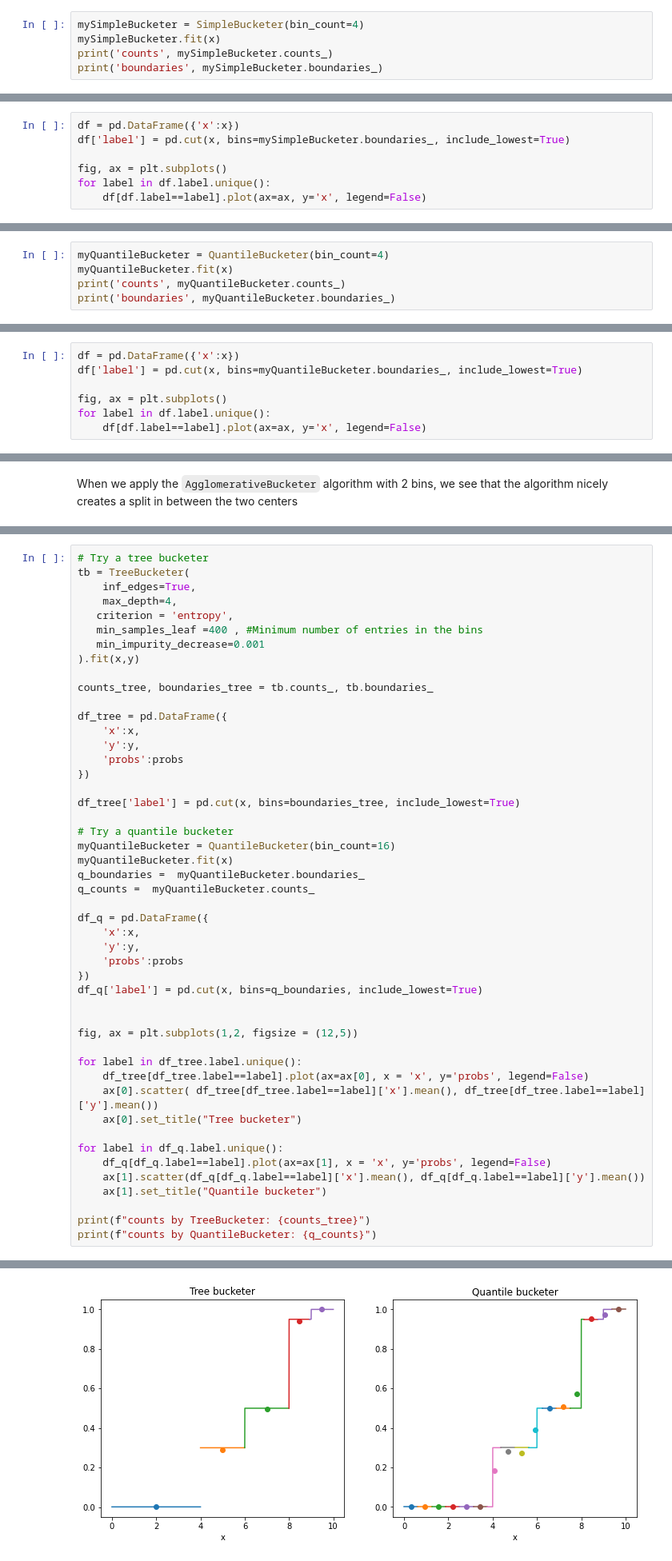
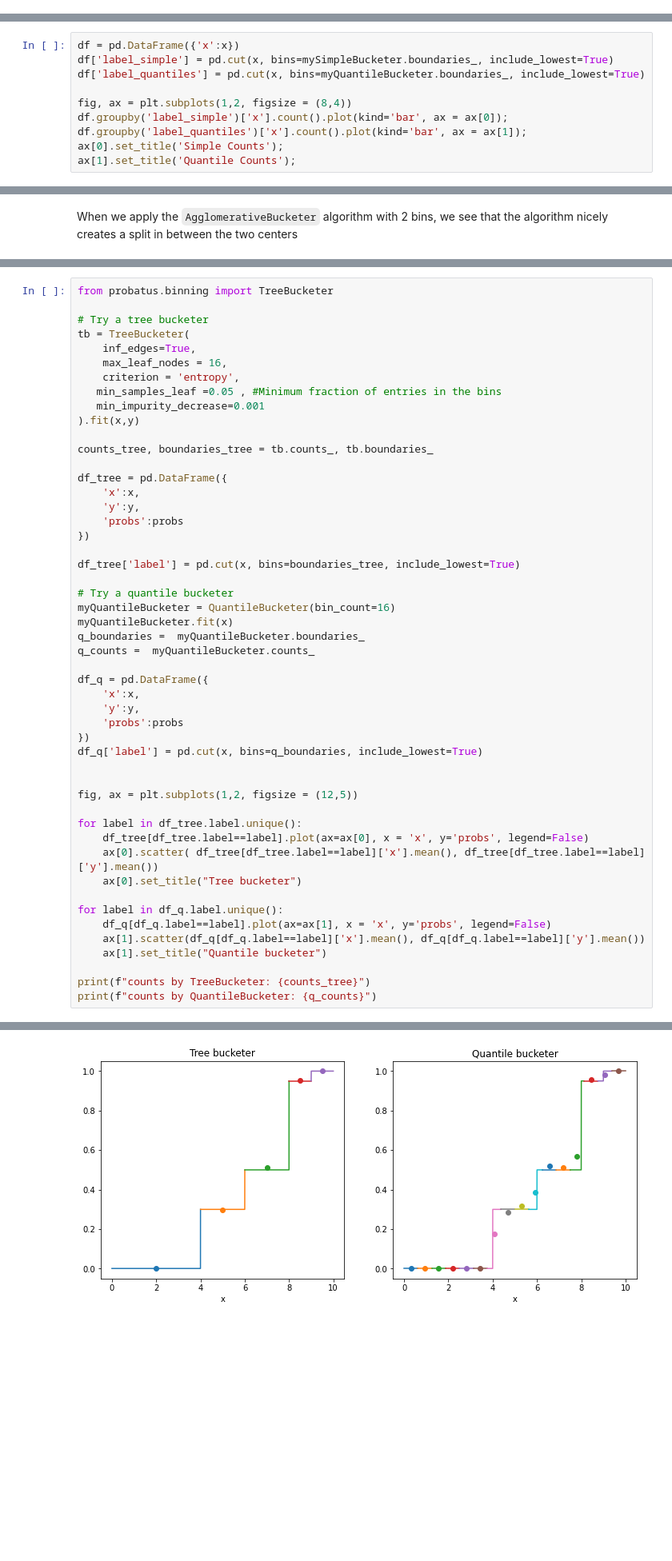
Before and after one commit to sbjelogr/probatus, a Jupyter notebook: docs/source/nb_binning.ipynb, the cells around one changed output, grey strips where cells are left out. Shown: that part at 80% size. Cells and saved outputs as stored; diff of their text form; blank space fills up the shorter version.

```diff
--- a/docs/source/nb_binning.ipynb
+++ b/docs/source/nb_binning.ipynb
@@ -34,5 +64,0 @@ The `SimpleBucketer` object creates binning of the values in `x` into equally si
-# %%
-mySimpleBucketer = SimpleBucketer(bin_count=4)
-mySimpleBucketer.fit(x)
-print('counts', mySimpleBucketer.counts_)
-print('boundaries', mySimpleBucketer.boundaries_)
@@ -43,8 +75,11 @@ boundaries [4.53978687e-05 2.50022585e-01 4.99999772e-01 7.49976959e-01
 # %%
 df = pd.DataFrame({'x':x})
-df['label'] = pd.cut(x, bins=mySimpleBucketer.boundaries_, include_lowest=True)
+df['label_simple'] = pd.cut(x, bins=mySimpleBucketer.boundaries_, include_lowest=True)
+df['label_quantiles'] = pd.cut(x, bins=myQuantileBucketer.boundaries_, include_lowest=True)
 
-fig, ax = plt.subplots()
-for label in df.label.unique():
-    df[df.label==label].plot(ax=ax, y='x', legend=False)
+fig, ax = plt.subplots(1,2, figsize = (8,4))
+df.groupby('label_simple')['x'].count().plot(kind='bar', ax = ax[0]);
+df.groupby('label_quantiles')['x'].count().plot(kind='bar', ax = ax[1]);
+ax[0].set_title('Simple Counts');
+ax[1].set_title('Quantile Counts');
 # %% [output]
@@ -63,5 +86,0 @@ The `QuantileBucketer` object creates bins that all contain an equal amount of s
-# %%
-myQuantileBucketer = QuantileBucketer(bin_count=4)
-myQuantileBucketer.fit(x)
-print('counts', myQuantileBucketer.counts_)
-print('boundaries', myQuantileBucketer.boundaries_)
@@ -72,7 +86,0 @@ boundaries [4.53978687e-05 6.67631251e-03 4.98750010e-01 9.93257042e-01
-# %%
-df = pd.DataFrame({'x':x})
-df['label'] = pd.cut(x, bins=myQuantileBucketer.boundaries_, include_lowest=True)
-
-fig, ax = plt.subplots()
-for label in df.label.unique():
-    df[df.label==label].plot(ax=ax, y='x', legend=False)
@@ -182,10 +187,12 @@ The black line indicates the probability function that isused to assign class 0
 # %%
+from probatus.binning import TreeBucketer
+
 # Try a tree bucketer
 tb = TreeBucketer(
     inf_edges=True,
-    max_depth=4,
-   criterion = 'entropy',
-   min_samples_leaf =400 , #Minimum number of entries in the bins
+    max_leaf_nodes = 16,
+    criterion = 'entropy',
+   min_samples_leaf =0.05 , #Minimum fraction of entries in the bins
    min_impurity_decrease=0.001
 ).fit(x,y)
 
@@ -232,5 +239,5 @@ counts by TreeBucketer: [4000 1998 2001  936 1065]
 counts by QuantileBucketer: [625 625 625 625 625 625 625 625 625 625 625 625 625 625 625 625]
-[figure, old version]
+[figure, new version]
 # %% [markdown]
 Comparing the `TreeBucketer` and the `QuantileBucketer` (the dots compare the average distribution of class 1 in the bin): <br>
 Each buckets obtained by the `TreeBucketer` follow the probability distribution (ie the entries in the bucket have the same probability of being class 1). <br>
```
Also changed, not shown: parts of 43 cells of this notebook.
